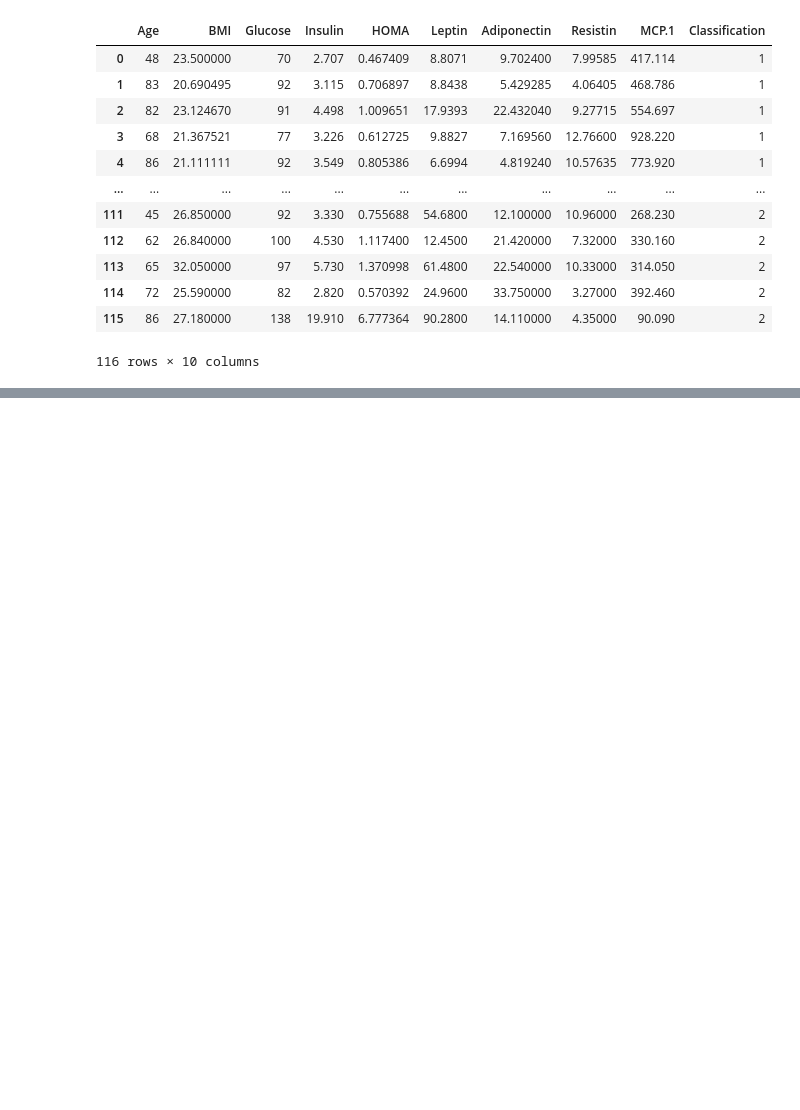
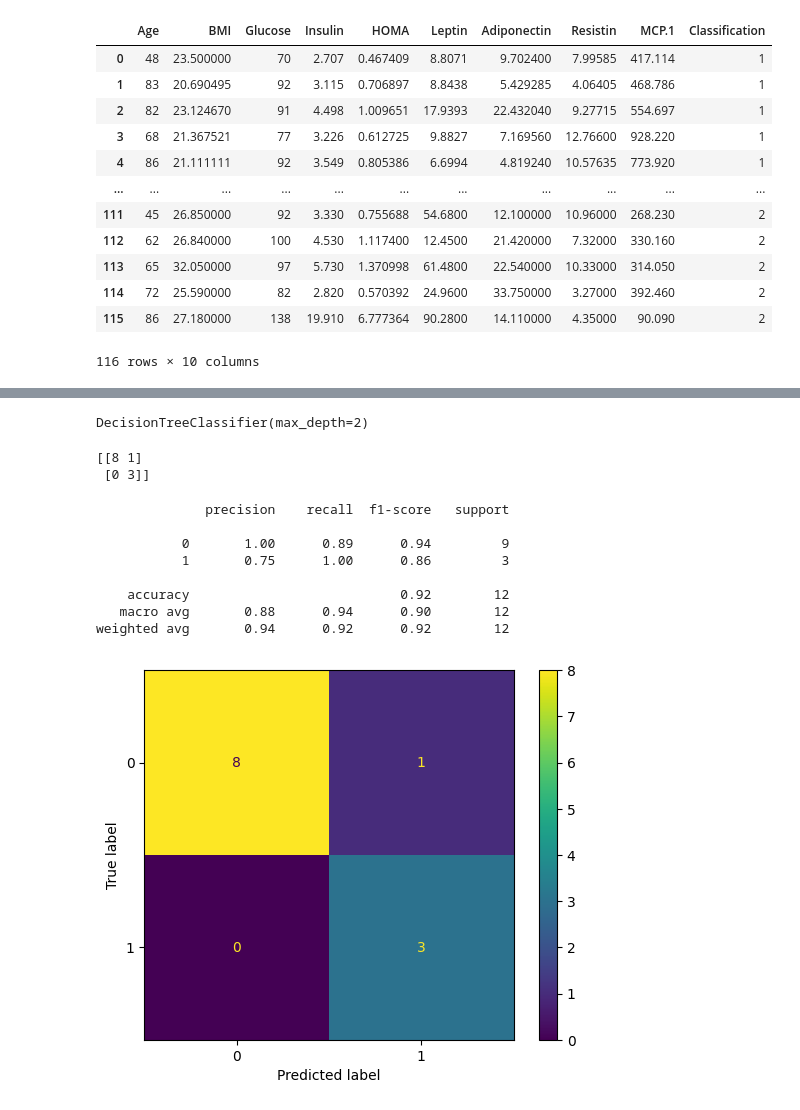
Before and after one commit to dangtrantrung/DecisionTree-RegressionTree, a Jupyter notebook: DecisionTree&RegressionTree.ipynb, the cells around one changed output, grey strips where cells are left out. Drawn from its saved outputs; the diff is of its cells as text; code cells hidden in the pictures; blank space fills up the shorter version.

```diff
--- a/DecisionTree&RegressionTree.ipynb
+++ b/DecisionTree&RegressionTree.ipynb
@@ -25,0 +39,3 @@ df
+# %%
+y=df["Classification"].values.reshape(-1,1)
+X=df.drop(columns=["Classification"])
@@ -25,0 +63,3 @@ df
+# %%
+from sklearn.model_selection import train_test_split
+X_train,X_test,y_train,y_test=train_test_split(X,y,random_state=42,test_size=0.1)
@@ -25,0 +70,31 @@ df
+# %%
+my_tree=DecisionTreeClassifier(max_depth=2)
+my_tree.fit(X_train, y_train)
+# %% [output]
+DecisionTreeClassifier(max_depth=2)
+# %%
+y_pred=my_tree.predict(X_test)
+cm=confusion_matrix(y_test,y_pred)
+print(cm)
+# %% [output]
+[[8 1]
+ [0 3]]
+# %%
+from sklearn.metrics import classification_report
+# In ra du lieu
+print(classification_report( y_test, y_pred))
+
+cm = confusion_matrix(y_test, y_pred, labels=my_tree.classes_)
+disp = ConfusionMatrixDisplay(confusion_matrix=cm,display_labels=my_tree.classes_)
+disp.plot()
+plt.show()
+# %% [output]
+              precision    recall  f1-score   support
+
+           0       1.00      0.89      0.94         9
+           1       0.75      1.00      0.86         3
+
+    accuracy                           0.92        12
+   macro avg       0.88      0.94      0.90        12
+weighted avg       0.94      0.92      0.92        12
+[figure, added]
```
Also changed, not shown: parts of 10 cells of this notebook.
